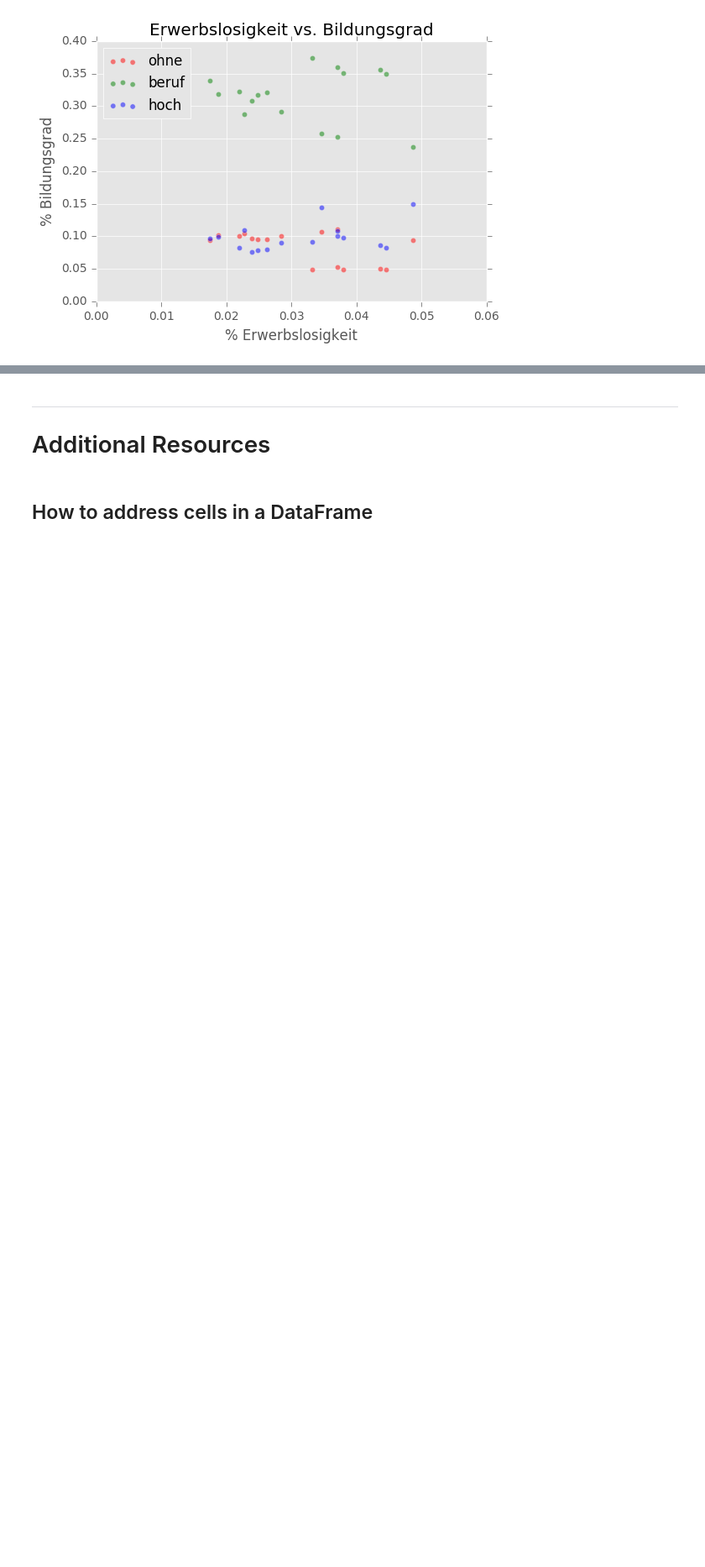
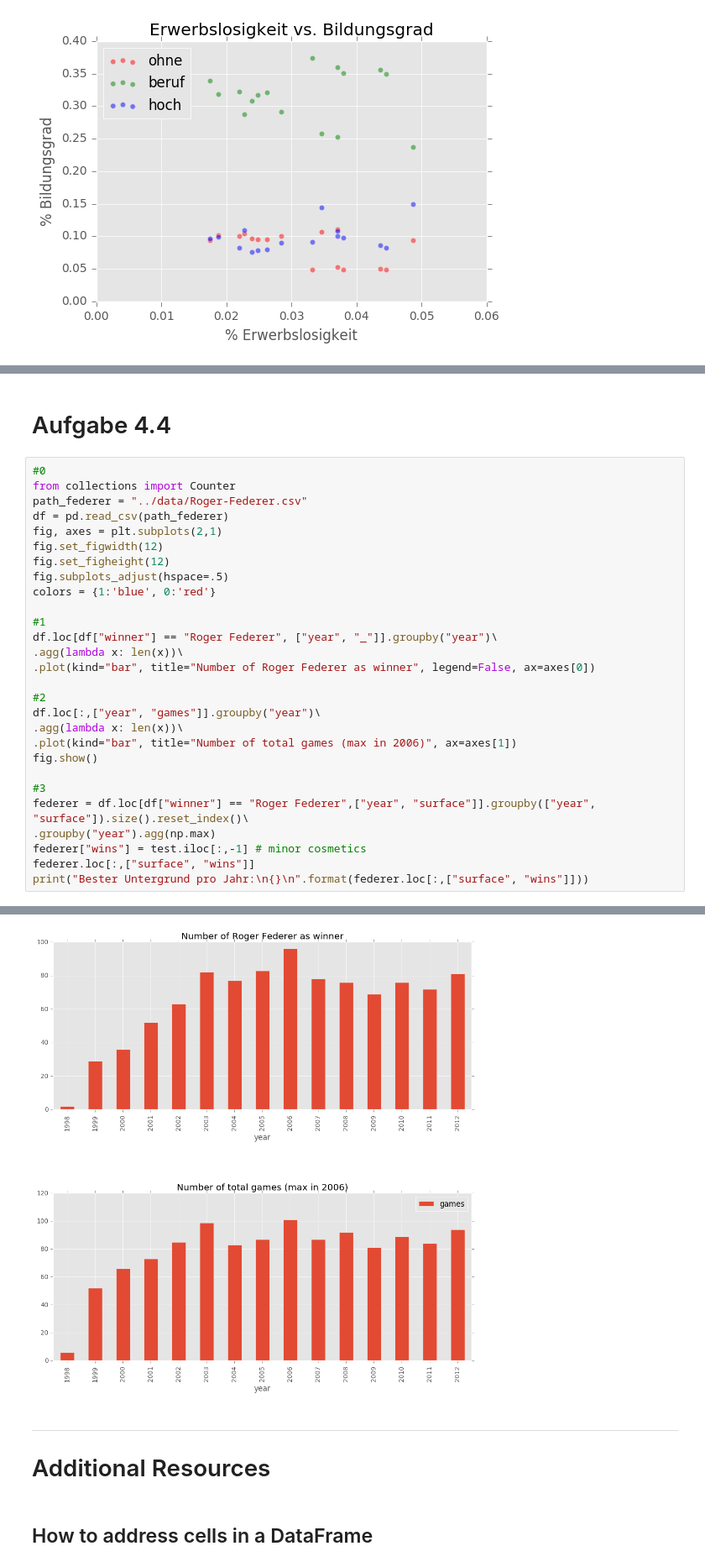
Before and after one commit to jgoerner/Programming-for-DataScience, a Jupyter notebook: Aufgabenblaetter/Aufgabenblatt 4.ipynb, the cells around one changed output, grey strips where cells are left out. Shown at 84% size. Drawn from its saved outputs; the diff is of its cells as text; blank space fills up the shorter version.

```diff
--- a/Aufgabenblaetter/Aufgabenblatt 4.ipynb
+++ b/Aufgabenblaetter/Aufgabenblatt 4.ipynb
@@ -146,0 +185,31 @@ plt.show()
+# %% [markdown]
+# Aufgabe 4.4
+# %%
+#0
+from collections import Counter
+path_federer = "../data/Roger-Federer.csv"
+df = pd.read_csv(path_federer)
+fig, axes = plt.subplots(2,1)
+fig.set_figwidth(12)
+fig.set_figheight(12)
+fig.subplots_adjust(hspace=.5)
+colors = {1:'blue', 0:'red'}
+
+#1
+df.loc[df["winner"] == "Roger Federer", ["year", "_"]].groupby("year")\
+.agg(lambda x: len(x))\
+.plot(kind="bar", title="Number of Roger Federer as winner", legend=False, ax=axes[0])
+
+#2
+df.loc[:,["year", "games"]].groupby("year")\
+.agg(lambda x: len(x))\
+.plot(kind="bar", title="Number of total games (max in 2006)", ax=axes[1])
+fig.show()
+
+#3
+federer = df.loc[df["winner"] == "Roger Federer",["year", "surface"]].groupby(["year", "surface"]).size().reset_index()\
+.groupby("year").agg(np.max)
+federer["wins"] = test.iloc[:,-1] # minor cosmetics
+federer.loc[:,["surface", "wins"]]
+print("Bester Untergrund pro Jahr:\n{}\n".format(federer.loc[:,["surface", "wins"]]))
+# %% [output]
@@ -147,3 +234,4 @@ plt.show()
+[figure, added]
 # %% [markdown]
 ---
 # Additional Resources
```
Also changed, not shown: parts of 6 cells of this notebook, 3 other files.
